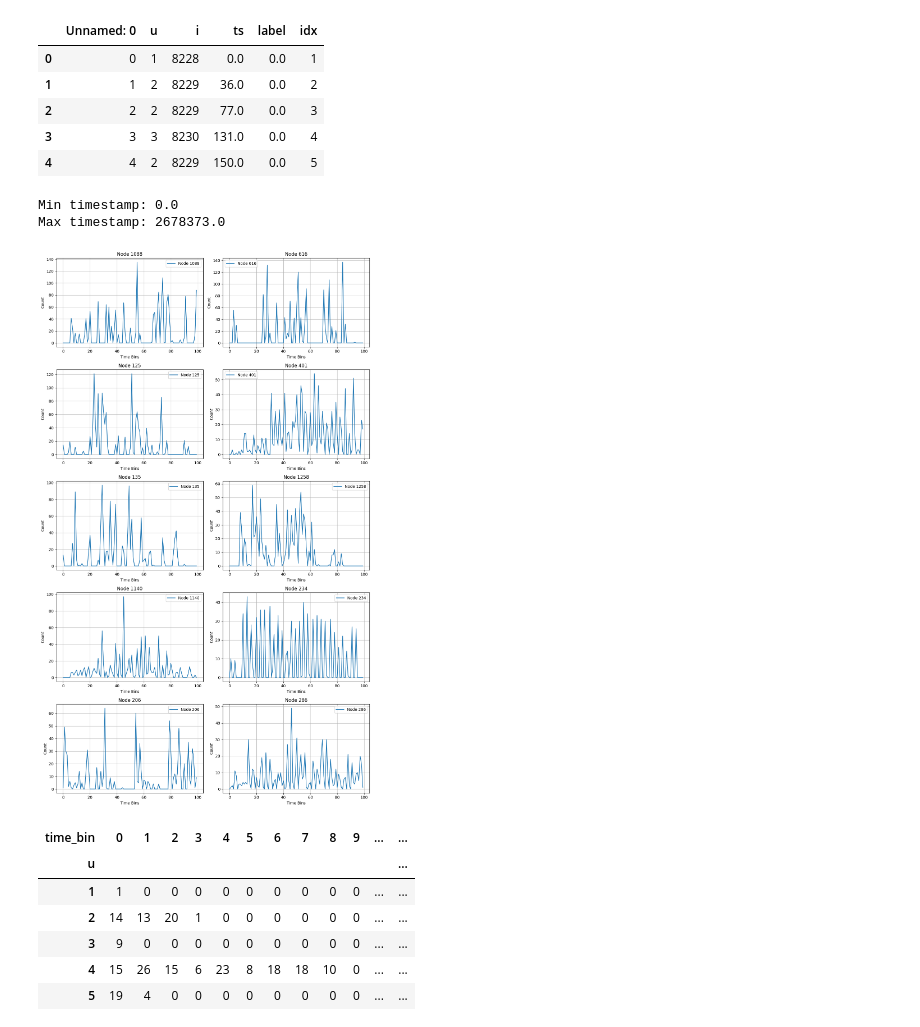
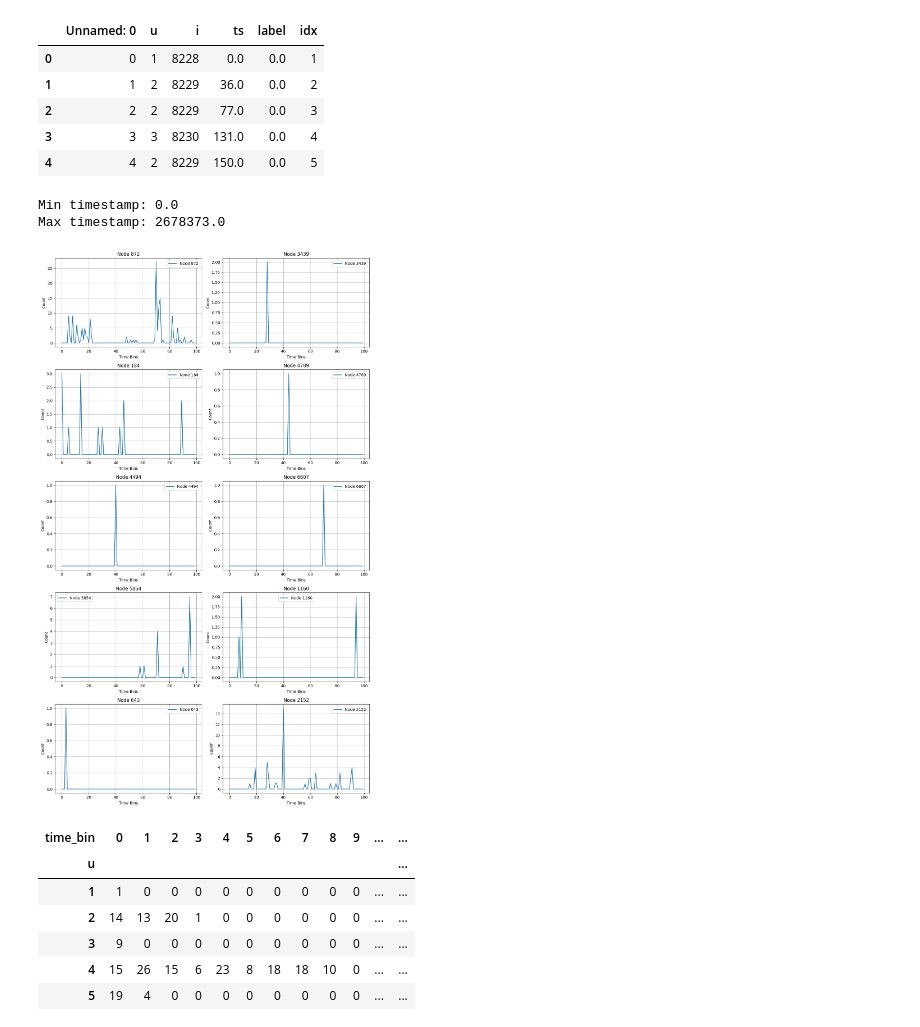
Before and after one commit to guolalala/MyDyGLib, a Jupyter notebook: processed_data/data_analysis.ipynb, the cells around one changed output. Drawn from its saved outputs; the diff is of its cells as text; code cells hidden in the pictures.

Commit message:
add image

```diff
--- a/processed_data/data_analysis.ipynb
+++ b/processed_data/data_analysis.ipynb
@@ -43,8 +43,8 @@ df['time_bin'] = pd.cut(df['ts'], bins=bins, labels=False, include_lowest=True)
 u_counts = df.groupby(['u', 'time_bin']).size().unstack(fill_value=0)
 
 # 找出出现次数最多的 top k 个节点 u
-top_k_u = u_counts.sum(axis=1).nlargest(k).index
-# top_k_u = np.random.choice(u_counts.index, k, replace=False)
+# top_k_u = u_counts.sum(axis=1).nlargest(k).index
+top_k_u = np.random.choice(u_counts.index, k, replace=False)
 
 # 设置子图的行数和列数
 rows = (k + 1) // 2
@@ -55,34 +55,34 @@ fig, axes = plt.subplots(rows, cols, figsize=(12, 4 * rows))
 
 # 绘制每对节点的折线图
 for i in range(0, k, 2):
     row = i // 2
     col = 0
     if i < k:
         u1 = top_k_u[i]
         axes[row, col].plot(u_counts.columns, u_counts.loc[u1], label=f'Node {u1}')
         axes[row, col].set_title(f'Node {u1}')
         axes[row, col].set_xlabel('Time Bins')
         axes[row, col].set_ylabel('Count')
         axes[row, col].legend()
         axes[row, col].grid(True)
 
     col = 1
     if i + 1 < k:
         u2 = top_k_u[i + 1]
         axes[row, col].plot(u_counts.columns, u_counts.loc[u2], label=f'Node {u2}')
         axes[row, col].set_title(f'Node {u2}')
         axes[row, col].set_xlabel('Time Bins')
         axes[row, col].set_ylabel('Count')
         axes[row, col].legend()
         axes[row, col].grid(True)
 
 # 调整子图布局
 plt.tight_layout()
 plt.show()
 # %% [output]
 Min timestamp: 0.0
 Max timestamp: 2678373.0
-[figure, old version]
+[figure, new version]
 # %%
 u_counts
 # %% [output]
```
Also changed, not shown: 2 other files.
